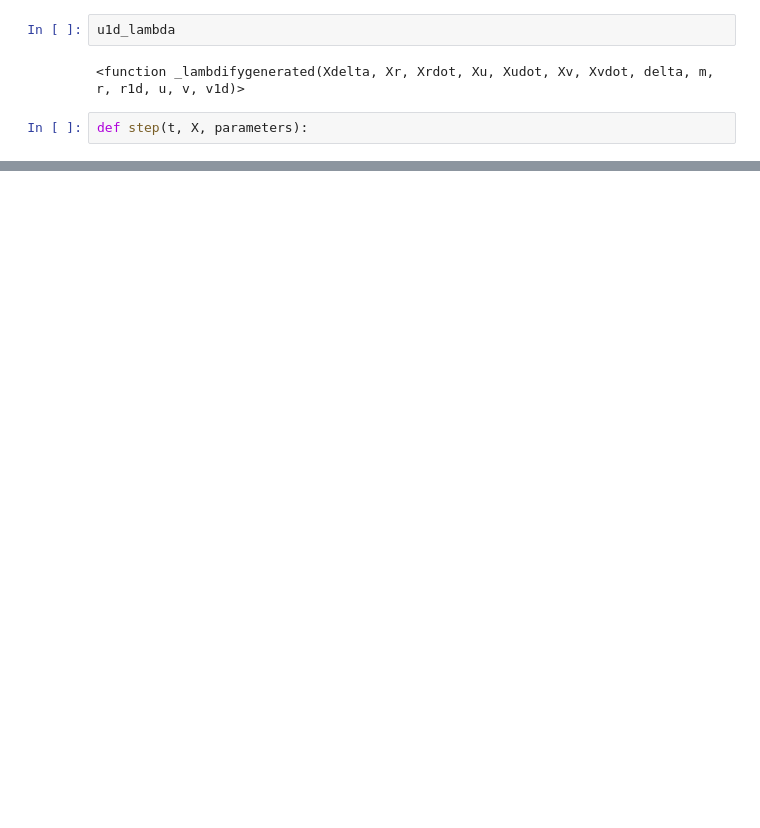
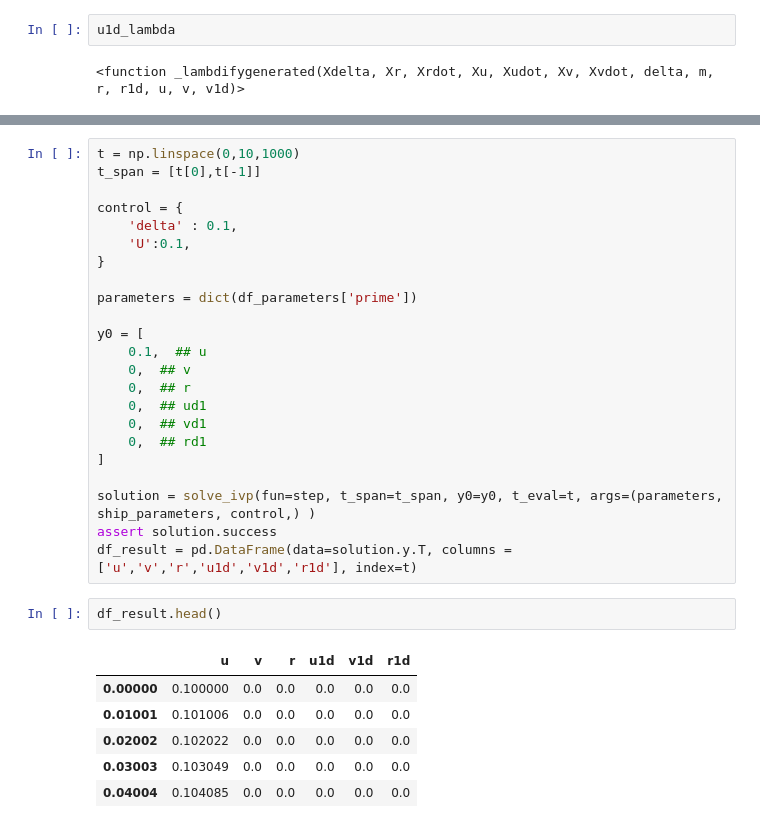
Before and after one commit to martinlarsalbert/VesselManoeuvringModels, a Jupyter notebook: notebooks/06.01_linear_VMM.ipynb, the cells around one changed output, grey strips where cells are left out. Drawn from its saved outputs; the diff is of its cells as text; blank space fills up the shorter version.

```diff
--- a/notebooks/06.01_linear_VMM.ipynb
+++ b/notebooks/06.01_linear_VMM.ipynb
@@ -199,5 +224,3 @@ df_parameters
 u1d_lambda
 # %% [output]
 <function _lambdifygenerated(Xdelta, Xr, Xrdot, Xu, Xudot, Xv, Xvdot, delta, m, r, r1d, u, v, v1d)>
-# %%
-def step(t, X, parameters):
@@ -203,0 +285,32 @@ def step(t, X, parameters):
+# %%
+t = np.linspace(0,10,1000)
+t_span = [t[0],t[-1]]
+
+control = {
+    'delta' : 0.1,
+    'U':0.1,
+}
+
+parameters = dict(df_parameters['prime'])
+
+y0 = [
+    0.1,  ## u
+    0,  ## v
+    0,  ## r
+    0,  ## ud1
+    0,  ## vd1
+    0,  ## rd1
+]
+
+solution = solve_ivp(fun=step, t_span=t_span, y0=y0, t_eval=t, args=(parameters, ship_parameters, control,) )
+assert solution.success
+df_result = pd.DataFrame(data=solution.y.T, columns = ['u','v','r','u1d','v1d','r1d'], index=t)
+# %%
+df_result.head()
+# %% [output]
+|  | u | v | r | u1d | v1d | r1d |
+| 0.00000 | 0.100000 | 0.0 | 0.0 | 0.0 | 0.0 | 0.0 |
+| 0.01001 | 0.101006 | 0.0 | 0.0 | 0.0 | 0.0 | 0.0 |
+| 0.02002 | 0.102022 | 0.0 | 0.0 | 0.0 | 0.0 | 0.0 |
+| 0.03003 | 0.103049 | 0.0 | 0.0 | 0.0 | 0.0 | 0.0 |
+| 0.04004 | 0.104085 | 0.0 | 0.0 | 0.0 | 0.0 | 0.0 |
```
Also changed, not shown: parts of 16 cells of this notebook, 1 other file.
